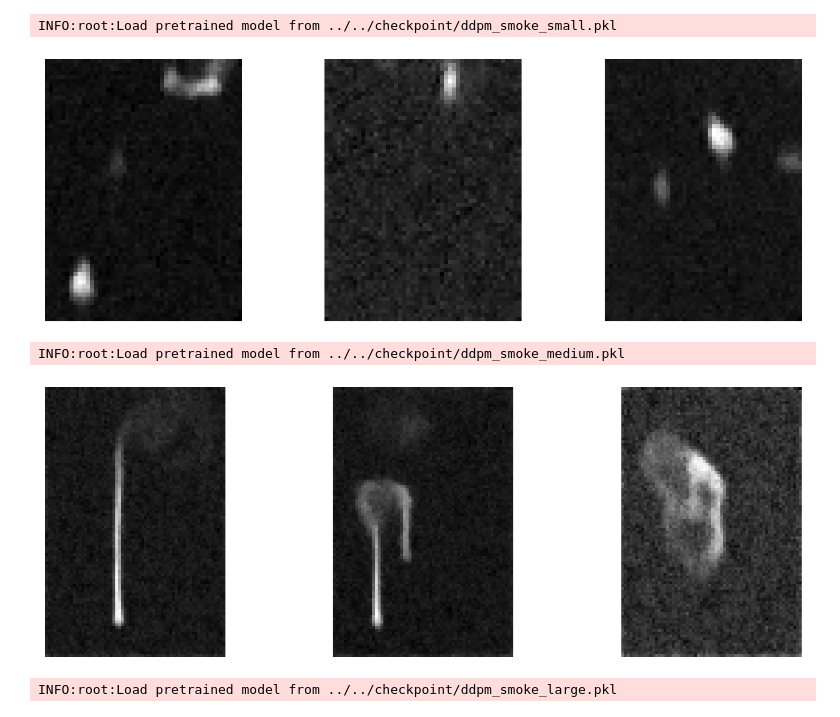
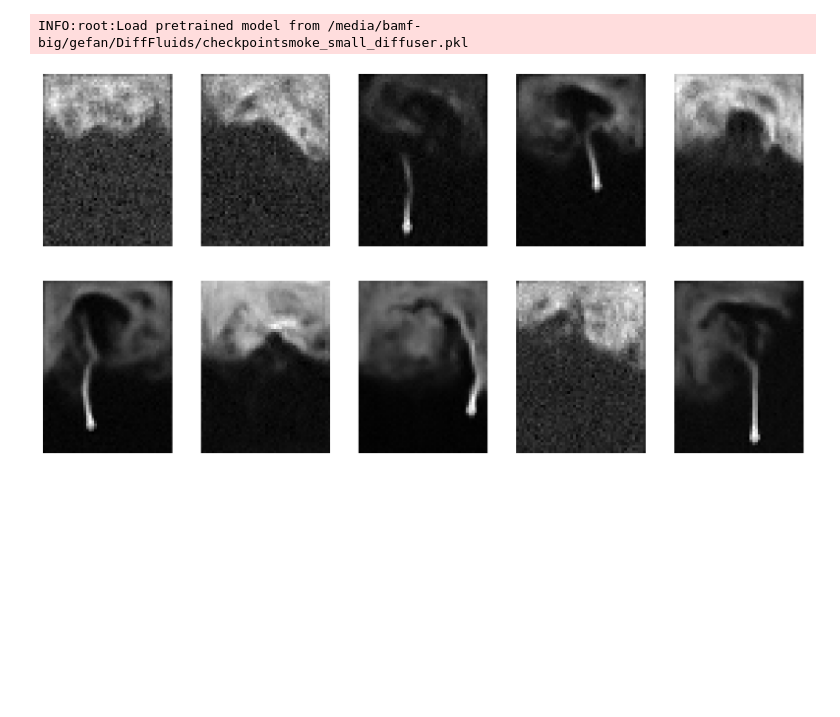
Before and after one commit to bookdiver/FluidDiff, a Jupyter notebook: conditional_diffusion_model/ddpm/sample_test.ipynb, the cells around one changed output. Drawn from its saved outputs; the diff is of its cells as text; code cells hidden in the pictures; blank space fills up the shorter version.

Commit message:
try to use diffuser library

```diff
--- a/conditional_diffusion_model/ddpm/sample_test.ipynb
+++ b/conditional_diffusion_model/ddpm/sample_test.ipynb
@@ -5,7 +4,7 @@ import numpy as np
 
 from ddpm import DDPM
 # %%
-model_small = DDPM(in_channels=1, n_feats=256, betas=[1e-4, 0.02], n_T=500, device='cuda:1', pretrained='../../checkpoint/ddpm_smoke_small.pkl')
+model_small = DDPM(in_channels=1, betas=[1e-4, 0.02], n_T=400, device='cuda:1', pretrained='/media/bamf-big/gefan/DiffFluids/checkpointsmoke_small_diffuser.pkl')
 model_small.to('cuda:1');
 # %% [output]
-INFO:root:Load pretrained model from ../../checkpoint/ddpm_smoke_small.pkl
+INFO:root:Load pretrained model from /media/bamf-big/gefan/DiffFluids/checkpointsmoke_small_diffuser.pkl
@@ -15,13 +11,10 @@ x_gen_small = model_small.sample(cs, domain_size=(64, 48))
+# %%
+x_gen_small = model_small.sample(n_samples=10, size=(64, 48))
 # %%
-fig, ax = plt.subplots(1, 3, figsize=(15, 5))
-for i in range(3):
-    ax[i].imshow(x_gen_small[i, 0].cpu().detach().numpy(), cmap='gray', origin='lower')
-    # ax[i].set_title(f'Condition: {cs[i]}')
-    ax[i].axis('off')
+fig, ax = plt.subplots(2, 5, figsize=(20, 10))
+for i in range(2):
+    for j in range(5):
+        ax[i, j].imshow(x_gen_small[i*5+j, 0].detach().cpu().numpy(), cmap='gray', origin='lower')
+        ax[i, j].axis('off')
 # %% [output]
-[figure, old version]
+[figure, new version]
-# %%
-model_medium = DDPM(in_channels=1, n_feats=256, betas=[1e-4, 0.02], n_T=500, device='cuda:1', pretrained='../../checkpoint/ddpm_smoke_medium.pkl')
-model_medium.to('cuda:1');
-# %% [output]
-INFO:root:Load pretrained model from ../../checkpoint/ddpm_smoke_medium.pkl
@@ -31,13 +20,0 @@ x_gen_medium = model_medium.sample(cs, domain_size=(96, 64))
-# %%
-fig, ax = plt.subplots(1, 3, figsize=(15, 5))
-for i in range(3):
-    ax[i].imshow(x_gen_medium[i, 0].cpu().detach().numpy(), cmap='gray', origin='lower')
-    # ax[i].set_title(f'Condition: {cs[i]}')
-    ax[i].axis('off')
-# %% [output]
-[figure, removed]
-# %%
-model_large = DDPM(in_channels=1, n_feats=256, betas=[1e-4, 0.02], n_T=500, device='cuda:1', pretrained='../../checkpoint/ddpm_smoke_large.pkl')
-model_large.to('cuda:1');
-# %% [output]
-INFO:root:Load pretrained model from ../../checkpoint/ddpm_smoke_large.pkl
```
Also changed, not shown: parts of 5 cells of this notebook, 6 other files.
